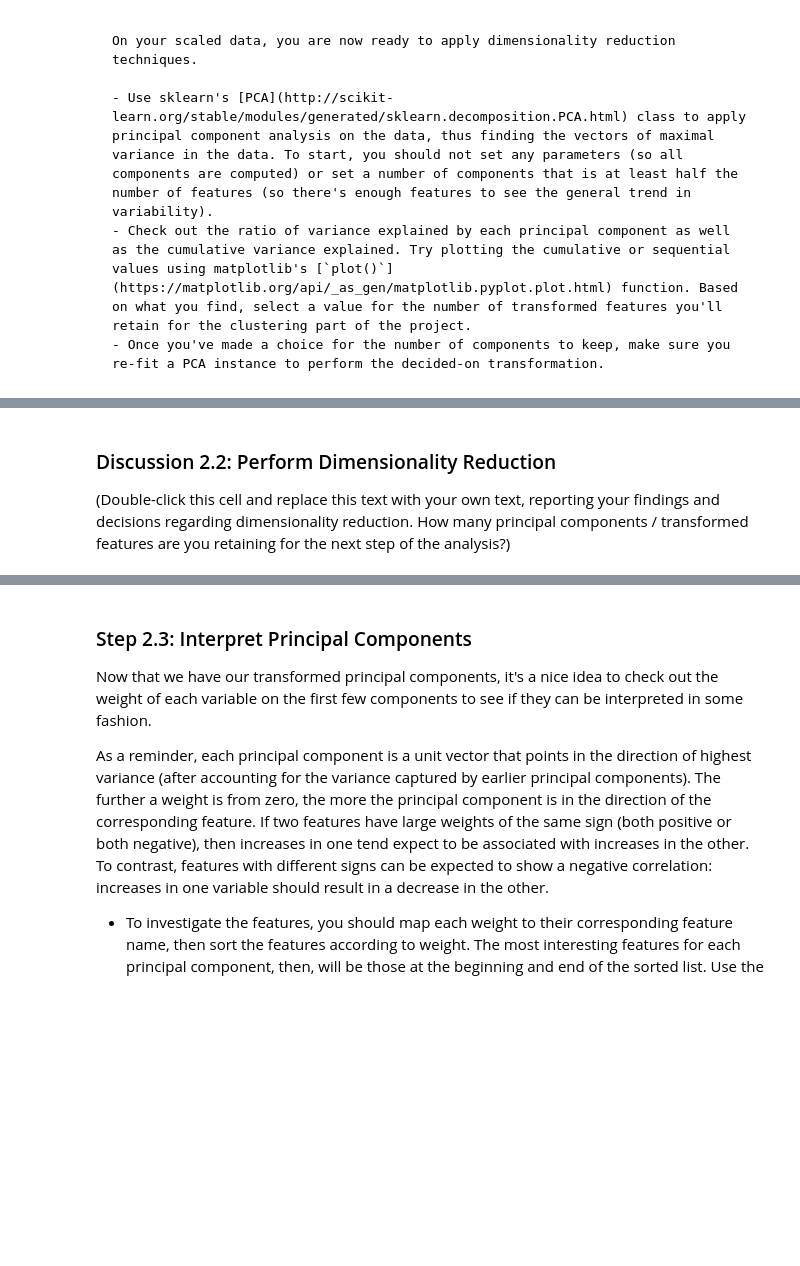
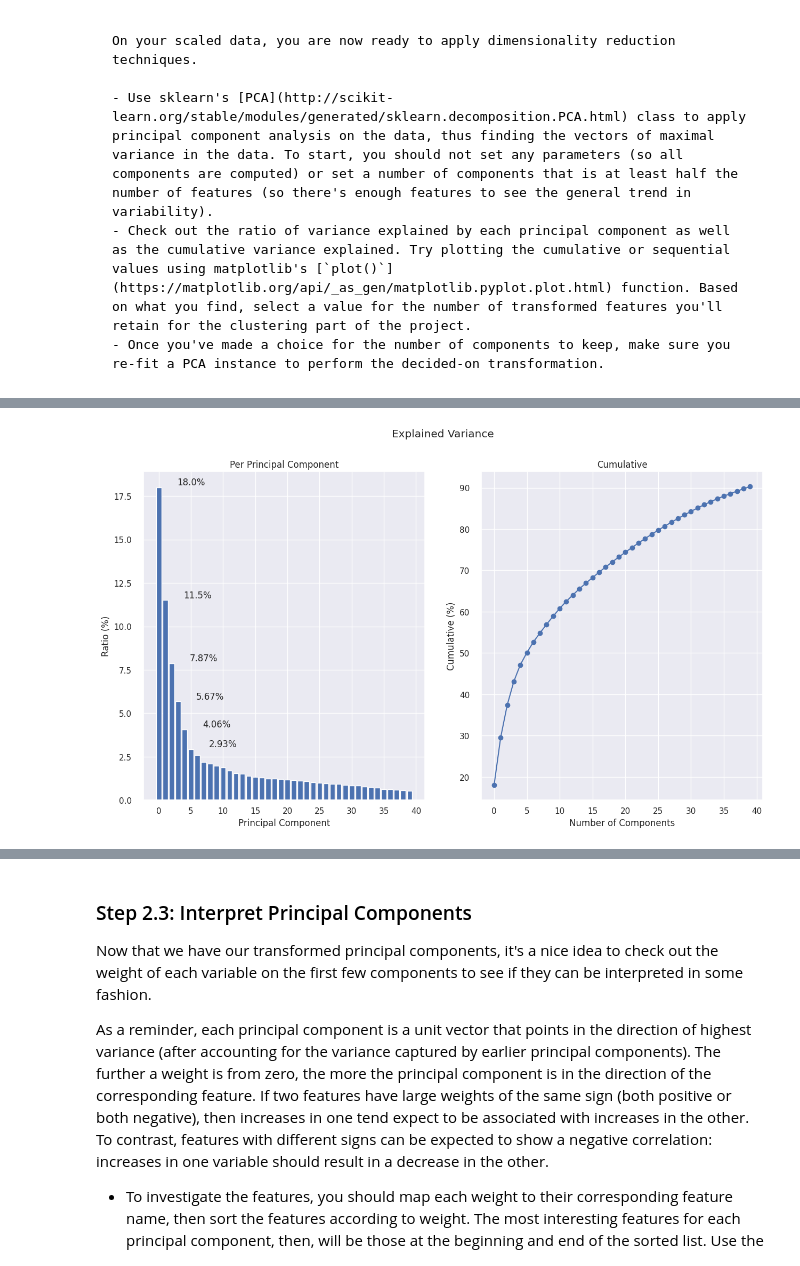
Before and after one commit to fab7/LESSONS-Unsupervised-Learning, a Jupyter notebook: project/Identify_Customer_Segments.ipynb, the cells around one changed output, grey strips where cells are left out. Saved outputs shown, nothing was run; the diff lists cells and outputs as text; code cells hidden in the pictures; blank space fills up the shorter version.

```diff
--- a/project/Identify_Customer_Segments.ipynb
+++ b/project/Identify_Customer_Segments.ipynb
@@ -1242,4 +1214,11 @@ print(X_pca)
-# %% [markdown]
-### Discussion 2.2: Perform Dimensionality Reduction
-
-(Double-click this cell and replace this text with your own text, reporting your findings and decisions regarding dimensionality reduction. How many principal components / transformed features are you retaining for the next step of the analysis?)
+# %%
+###############################################################################
+## Re-Apply PCA with the selected number of retained components (.i.e 40)    ##
+###############################################################################
+pca = PCA(n_components = 40)
+pca.fit_transform(data_ss)
+plot_pca_explained_variance(pca)
+if VERBOSE > 2:
+    print(pca.explained_variance_ratio_)
+# %% [output]
+[figure, added]
```
Also changed, not shown: parts of 8 cells of this notebook.
